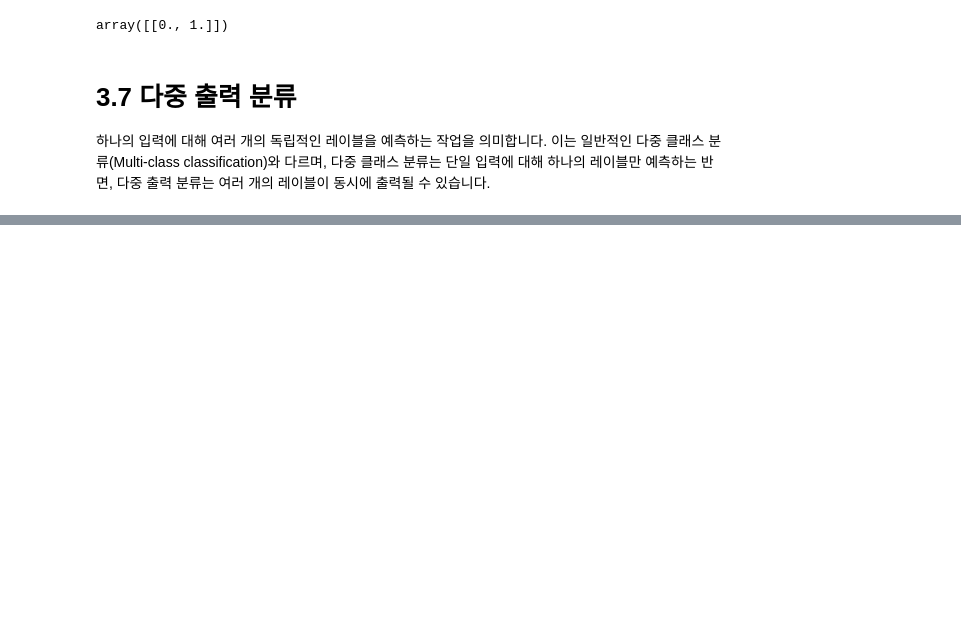
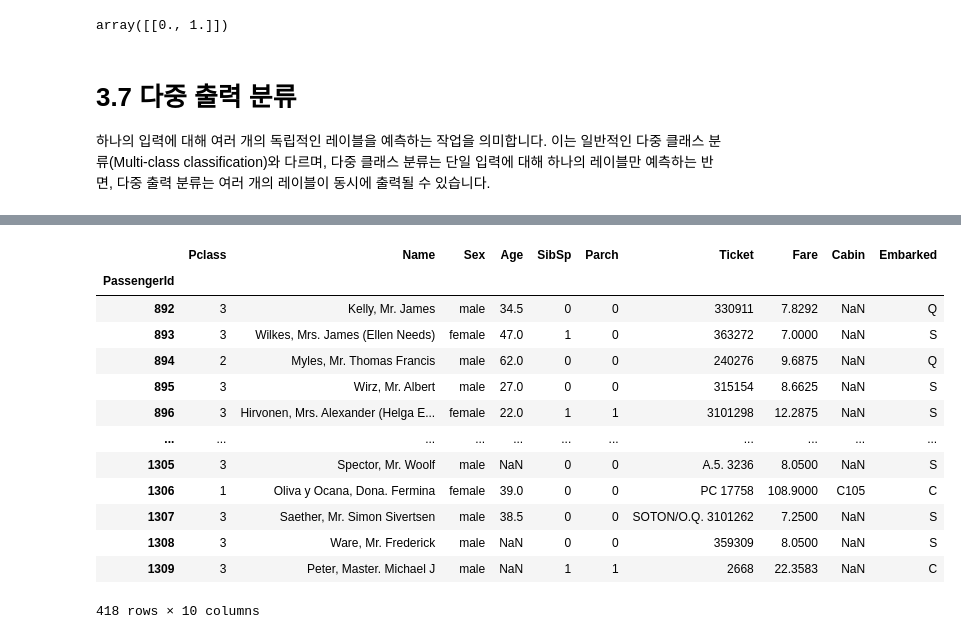
Before and after one commit to Han-TaeHun/TIL, a Jupyter notebook: Machine_Learning/HandsOn/03_classification.ipynb, the cells around one changed output, grey strips where cells are left out. Saved outputs shown, nothing was run; the diff lists cells and outputs as text; code cells hidden in the pictures; blank space fills up the shorter version.

```diff
--- a/Machine_Learning/HandsOn/03_classification.ipynb
+++ b/Machine_Learning/HandsOn/03_classification.ipynb
@@ -697,0 +797,17 @@ save_fig("cleaned_digit_example_plot")
+# %%
+import os
+import urllib.request
+
+TITANIC_PATH = os.path.join("datasets", "titanic")
+DOWNLOAD_URL = "https://raw.githubusercontent.com/rickiepark/handson-ml2/master/datasets/titanic/"
+
+def fetch_titanic_data(url=DOWNLOAD_URL, path=TITANIC_PATH):
+    if not os.path.isdir(path):
+        os.makedirs(path)
+    for filename in ("train.csv", "test.csv"):
+        filepath = os.path.join(path, filename)
+        if not os.path.isfile(filepath):
+            print("Downloading", filename)
+            urllib.request.urlretrieve(url + filename, filepath)
+
+fetch_titanic_data()
@@ -697,0 +817,9 @@ save_fig("cleaned_digit_example_plot")
+# %%
+import pandas as pd
+
+def load_titanic_data(filename, titanic_path=TITANIC_PATH):
+    csv_path = os.path.join(titanic_path, filename)
+    return pd.read_csv(csv_path)
+# %%
+train_data = load_titanic_data("train.csv")
+test_data = load_titanic_data("test.csv")
@@ -697,0 +846,18 @@ save_fig("cleaned_digit_example_plot")
+# %%
+train_data.set_index("PassengerId")
+test_data.set_index("PassengerId")
+# %% [output]
+|  | Pclass | Name | Sex | Age | SibSp | Parch | Ticket | Fare | Cabin | Embarked |
+| PassengerId |  |  |  |  |  |  |  |  |  |  |
+| 892 | 3 | Kelly, Mr. James | male | 34.5 | 0 | 0 | 330911 | 7.8292 | NaN | Q |
+| 893 | 3 | Wilkes, Mrs. James (Ellen Needs) | female | 47.0 | 1 | 0 | 363272 | 7.0000 | NaN | S |
+| 894 | 2 | Myles, Mr. Thomas Francis | male | 62.0 | 0 | 0 | 240276 | 9.6875 | NaN | Q |
+| 895 | 3 | Wirz, Mr. Albert | male | 27.0 | 0 | 0 | 315154 | 8.6625 | NaN | S |
+| 896 | 3 | Hirvonen, Mrs. Alexander (Helga E... | female | 22.0 | 1 | 1 | 3101298 | 12.2875 | NaN | S |
+| ... | ... | ... | ... | ... | ... | ... | ... | ... | ... | ... |
+| 1305 | 3 | Spector, Mr. Woolf | male | NaN | 0 | 0 | A.5. 3236 | 8.0500 | NaN | S |
+| 1306 | 1 | Oliva y Ocana, Dona. Fermina | female | 39.0 | 0 | 0 | PC 17758 | 108.9000 | C105 | C |
+| 1307 | 3 | Saether, Mr. Simon Sivertsen | male | 38.5 | 0 | 0 | SOTON/O.Q. 3101262 | 7.2500 | NaN | S |
+| 1308 | 3 | Ware, Mr. Frederick | male | NaN | 0 | 0 | 359309 | 8.0500 | NaN | S |
+| 1309 | 3 | Peter, Master. Michael J | male | NaN | 1 | 1 | 2668 | 22.3583 | NaN | C |
+418 rows × 10 columns
```
Also changed, not shown: parts of 71 cells of this notebook, 4 other files.
